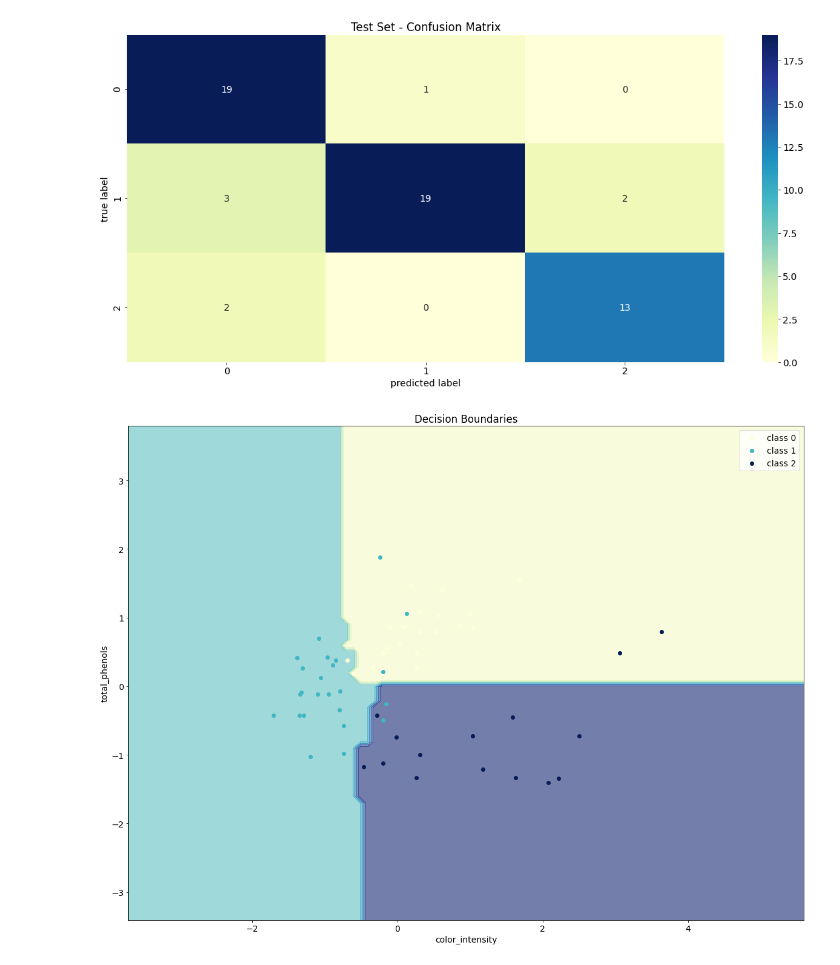
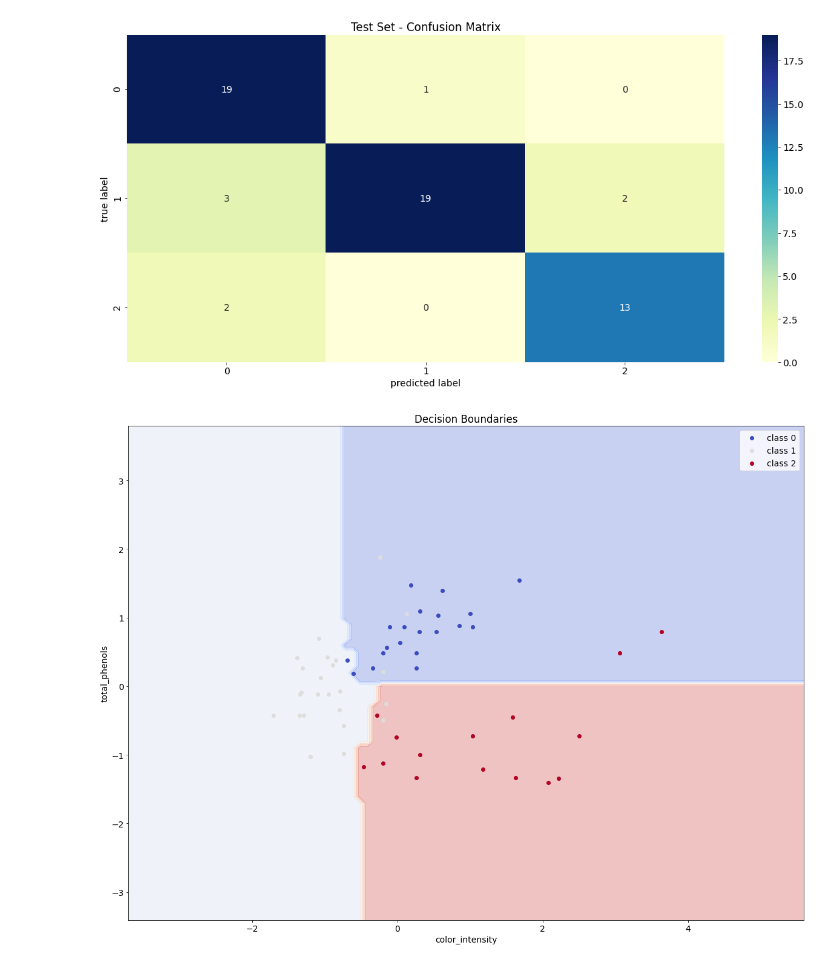
Before and after one commit to Bennri/view-on-machine-learning, a Jupyter notebook: wine_data_classification/wine_classification.ipynb, the cells around one changed output. Saved outputs shown, nothing was run; the diff lists cells and outputs as text; code cells hidden in the pictures.

Commit message:
adjustment plot decision boundaries

```diff
--- a/wine_data_classification/wine_classification.ipynb
+++ b/wine_data_classification/wine_classification.ipynb
@@ -283,7 +283,7 @@ plt.show()
 # %%
 create_plot(X_test_scaled[:, [df_data_mod.columns.get_loc('color_intensity'),
                               df_data_mod.columns.get_loc('total_phenols')] ],
-            y_test, clf, title='Decision Boundaries',
+            y_test, clf, title='Decision Boundaries', colormap='coolwarm', alpha=0.3,
             label_feature_1='color_intensity', label_feature_2='total_phenols')
 # %% [output]
-[figure, old version]
+[figure, new version]
```
Also changed, not shown: parts of 1 cell of this notebook.
